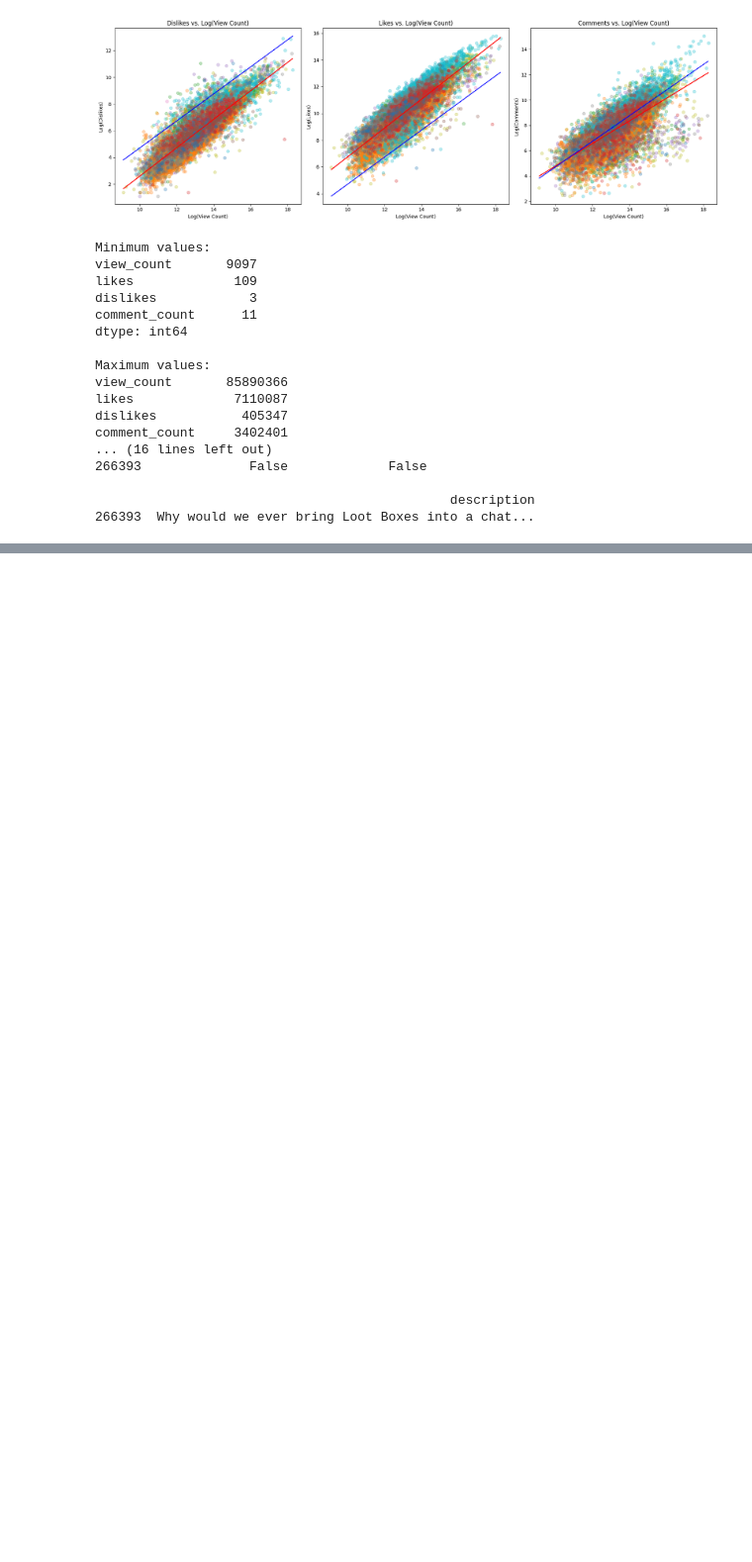
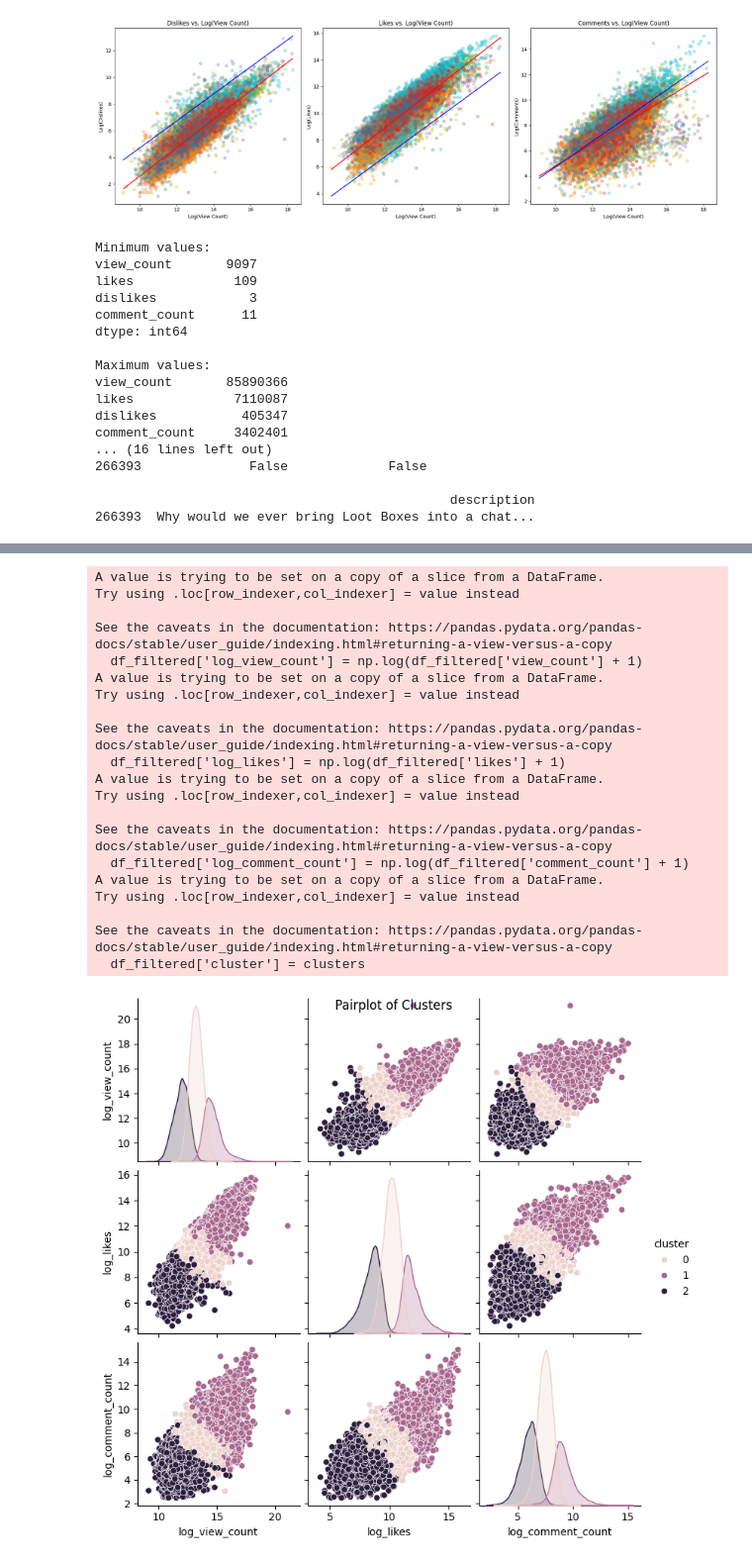
Before and after one commit to ElliotWride/YTseoOptimiser, a Jupyter notebook: notebook201a62e6b0.ipynb, the cells around one changed output, grey strips where cells are left out. Shown at 99% size. Saved outputs shown, nothing was run; the diff lists cells and outputs as text; code cells hidden in the pictures; blank space fills up the shorter version.

```diff
--- a/notebook201a62e6b0.ipynb
+++ b/notebook201a62e6b0.ipynb
@@ -622,0 +749,79 @@ R-squared (Comments): 0.5312733621112475
+# %%
+import pandas as pd
+import numpy as np
+import matplotlib.pyplot as plt
+from sklearn.cluster import KMeans
+from sklearn.preprocessing import StandardScaler
+
+# Load the dataset
+df = pd.read_csv('GB_youtube_trending_data.csv')
+
+# Clean dataset if needed (remove duplicates, handle missing values)
+df.drop_duplicates(subset=['video_id'], inplace=True)
+df.dropna(subset=['view_count', 'likes', 'dislikes', 'comment_count'], inplace=True)
+
+# Filter based on conditions: likes > 10, comments enabled and > 10, ratings not disabled
+df_filtered = df[(df['likes'] > 10) &
+                 (df['comments_disabled'] == False) &
+                 (df['comment_count'] > 10) &
+                 (df['ratings_disabled'] == False) &
+                 (df['view_count'] > 10)]  # Filter out view_count = 0
+
+# Handle zero values by adding 1 before taking logarithm
+df_filtered['log_view_count'] = np.log(df_filtered['view_count'] + 1)
+df_filtered['log_likes'] = np.log(df_filtered['likes'] + 1)
+df_filtered['log_comment_count'] = np.log(df_filtered['comment_count'] + 1)
+#df_filtered['log_dislikes'] = np.log(df_filtered['dislikes'] + 1)
+
+# Select relevant numerical features for clustering
+X = df_filtered[['log_view_count', 'log_likes', 'log_comment_count']]
+
+# Scale the features
+scaler = StandardScaler()
+X_scaled = scaler.fit_transform(X)
+
+# Apply K-means clustering
+k = 3  # Example: Number of clusters
+kmeans = KMeans(n_clusters=k, random_state=42)
+clusters = kmeans.fit_predict(X_scaled)
+
+# Add cluster labels back to the original dataframe
+df_filtered['cluster'] = clusters
+
+# Visualize clusters using pairplot (example)
+import seaborn as sns
+sns.pairplot(df_filtered, hue='cluster', vars=['log_view_count', 'log_likes', 'log_comment_count'])
+plt.suptitle('Pairplot of Clusters')
+plt.show()
+
+# Alternatively, visualize clusters using scatter plot (2D or 3D)
+# Example: Scatter plot of 'log_view_count' vs 'log_likes' with clusters colored
+plt.figure(figsize=(10, 6))
+plt.scatter(df_filtered['log_view_count'], df_filtered['log_likes'], c=clusters, cmap='viridis')
+plt.title('K-means Clustering: Log(View Count) vs Log(Likes)')
+plt.xlabel('Log(View Count)')
+plt.ylabel('Log(Likes)')
+plt.colorbar(label='Cluster')
+plt.show()
+# %% [output]
+A value is trying to be set on a copy of a slice from a DataFrame.
+Try using .loc[row_indexer,col_indexer] = value instead
+
+See the caveats in the documentation: https://pandas.pydata.org/pandas-docs/stable/user_guide/indexing.html#returning-a-view-versus-a-copy
+  df_filtered['log_view_count'] = np.log(df_filtered['view_count'] + 1)
+A value is trying to be set on a copy of a slice from a DataFrame.
+Try using .loc[row_indexer,col_indexer] = value instead
+
+See the caveats in the documentation: https://pandas.pydata.org/pandas-docs/stable/user_guide/indexing.html#returning-a-view-versus-a-copy
+  df_filtered['log_likes'] = np.log(df_filtered['likes'] + 1)
+A value is trying to be set on a copy of a slice from a DataFrame.
+Try using .loc[row_indexer,col_indexer] = value instead
+
+See the caveats in the documentation: https://pandas.pydata.org/pandas-docs/stable/user_guide/indexing.html#returning-a-view-versus-a-copy
+  df_filtered['log_comment_count'] = np.log(df_filtered['comment_count'] + 1)
+A value is trying to be set on a copy of a slice from a DataFrame.
+Try using .loc[row_indexer,col_indexer] = value instead
+
+See the caveats in the documentation: https://pandas.pydata.org/pandas-docs/stable/user_guide/indexing.html#returning-a-view-versus-a-copy
+  df_filtered['cluster'] = clusters
+[figure, added]
```
Also changed, not shown: parts of 4 cells of this notebook.
